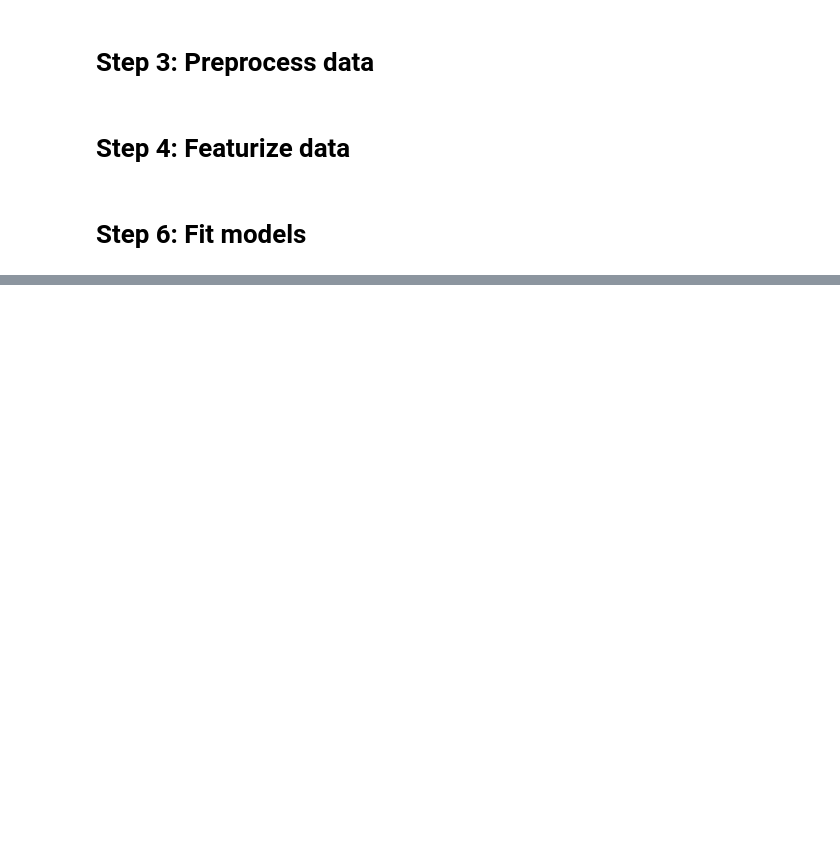
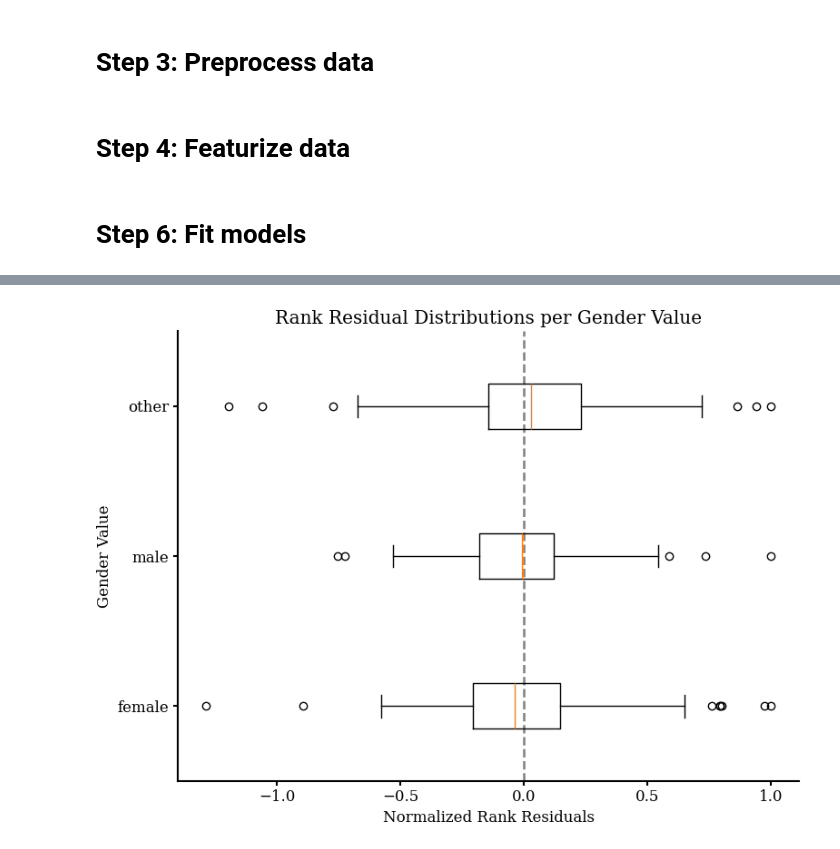
Before and after one commit to IDinsight/cider, a Jupyter notebook: notebooks/demo_pipeline.ipynb, the cells around one changed output, grey strips where cells are left out. Drawn from its saved outputs; the diff is of its cells as text; code cells hidden in the pictures; blank space fills up the shorter version.

```diff
--- a/notebooks/demo_pipeline.ipynb
+++ b/notebooks/demo_pipeline.ipynb
@@ -171,0 +245,11 @@ y_pred_test = model.predict(X_test)
+# %%
+# Rank residuals per characteristic
+
+rank_residual_df = calculate_rank_residuals_by_characteristic(
+    consumption_data_w_gender)
+
+# Plot rank residual distributions per characteristic value
+fig, ax = plot_rank_residual_distributions_per_characteristic_value(rank_residual_df, "Gender")
+fig
+# %% [output]
+[figure, added]
```
Also changed, not shown: parts of 8 cells of this notebook.
